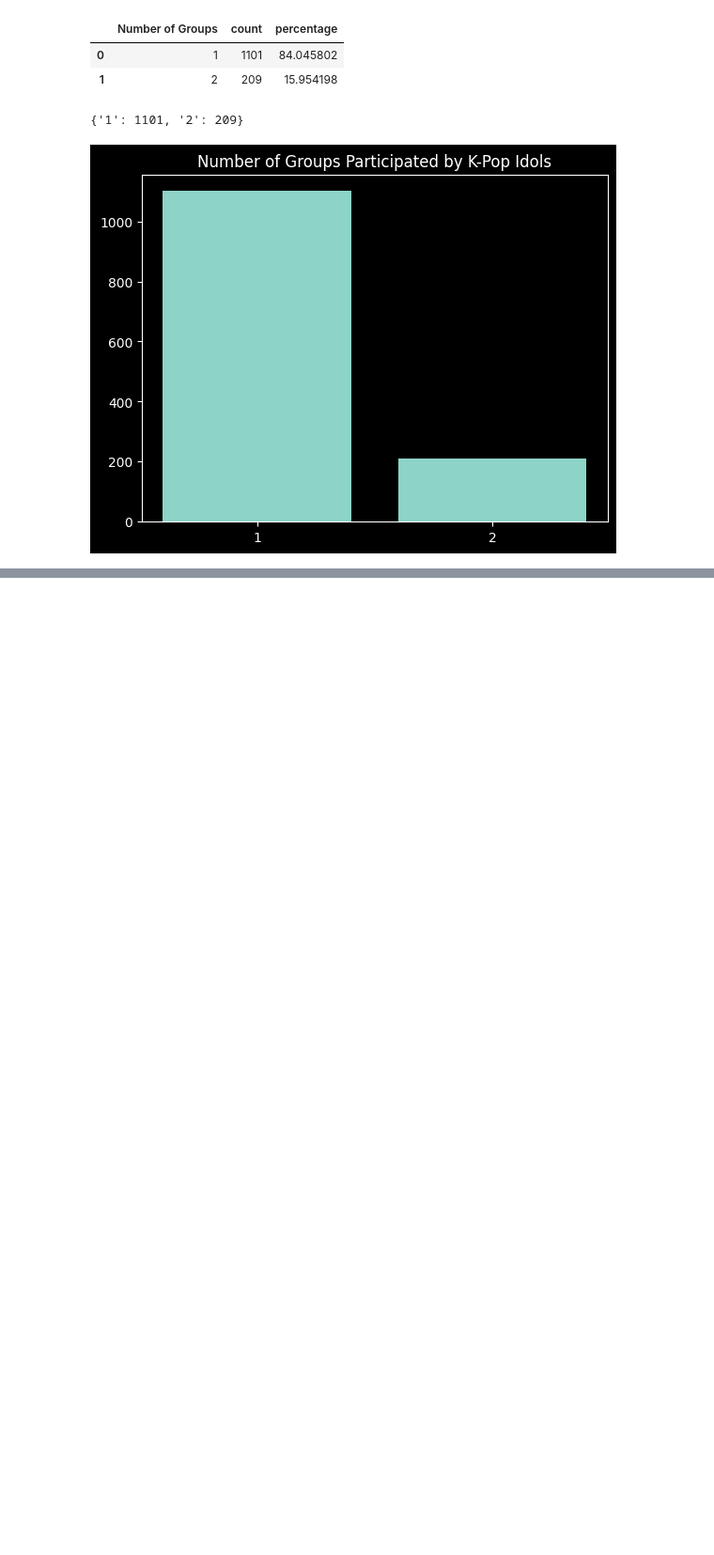
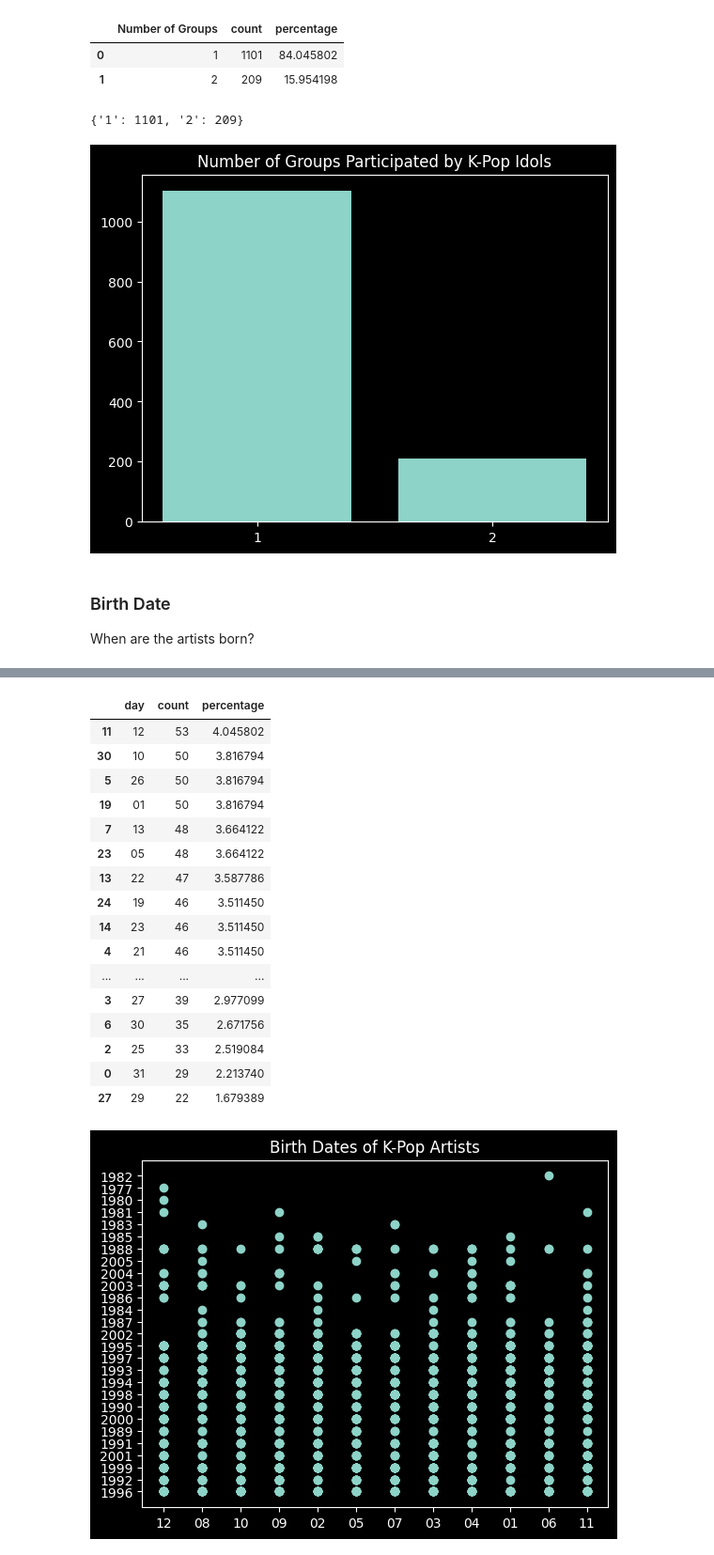
Before and after one commit to buzz-lightsnack-2007/analyzing-KPop, a Jupyter notebook: main.IPyNB, the cells around one changed output, grey strips where cells are left out. Shown: that part at 94% size. Cells and saved outputs as stored; diff of their text form; code cells hidden in the pictures; blank space fills up the shorter version.

```diff
--- a/main.IPyNB
+++ b/main.IPyNB
@@ -223,6 +267,7 @@ def data_convert_all(data_source):
 # Save the data into a database.
 database = data_convert_all(data_source)
 
-# database as output
-database
+# Display some data from the database.
+for key in database.keys():
+	output_display(pandas.DataFrame(database[key]))
 # %% [output]
@@ -437,3 +517,33 @@ analyze_idol_group(database['kpop_idols'])
 | 1 | 2 | 209 | 15.954198 |
 {'1': 1101, '2': 209}
 [figure]
+# %% [markdown]
+### Birth Date
+When are the artists born?
+# %%
+def analyze_idol_birthdate(dataset, column_name_key: str):
+	"""
+		Analyze the birth dates of the K-Pop artists.
+
+		Parameters:
+			dataset: the dataset containing dates
+			column_name_key: (str) the key of the column containing the data
+		Returns: none
+	"""
+
+	# Populate the dates with the correct format.
+	date_birth = [dates_split(date) for date in dataset[column_name_key]]
+
+	# Get all of the year, months, and dates.
+	date_birth_overview = dates_list_group(date_birth)
+
+	# Get the frequencies.
+	date_birth_frequencies = {}
+	for date_category in list(date_birth_overview.keys()):
+		date_birth_frequencies[date_category] = count_unique(date_birth_overview[date_category], date_category)
+
+	# Create the graph.
+	graph_create("scatter", True, "Birth Dates of K-Pop Artists", [], date_birth_overview['month'], date_birth_overview['year'])
+
+analyze_idol_birthdate(database['kpop_idols'], 'Date of Birth')
+# %% [output]
@@ -439,0 +580,18 @@ analyze_idol_group(database['kpop_idols'])
+|  | day | count | percentage |
+| 11 | 12 | 53 | 4.045802 |
+| 30 | 10 | 50 | 3.816794 |
+| 5 | 26 | 50 | 3.816794 |
+| 19 | 01 | 50 | 3.816794 |
+| 7 | 13 | 48 | 3.664122 |
+| 23 | 05 | 48 | 3.664122 |
+| 13 | 22 | 47 | 3.587786 |
+| 24 | 19 | 46 | 3.511450 |
+| 14 | 23 | 46 | 3.511450 |
+| 4 | 21 | 46 | 3.511450 |
+| ... | ... | ... | ... |
+| 3 | 27 | 39 | 2.977099 |
+| 6 | 30 | 35 | 2.671756 |
+| 2 | 25 | 33 | 2.519084 |
+| 0 | 31 | 29 | 2.213740 |
+| 27 | 29 | 22 | 1.679389 |
+[figure, added]
```
Also changed, not shown: parts of 3 cells of this notebook.
